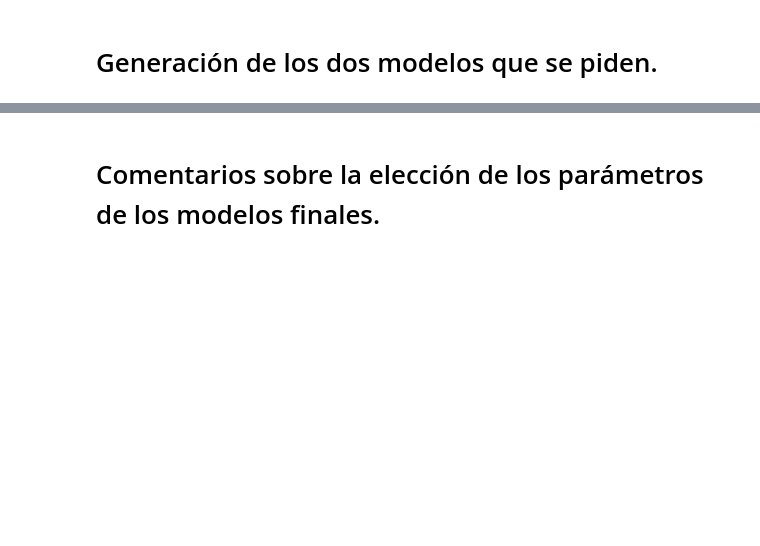
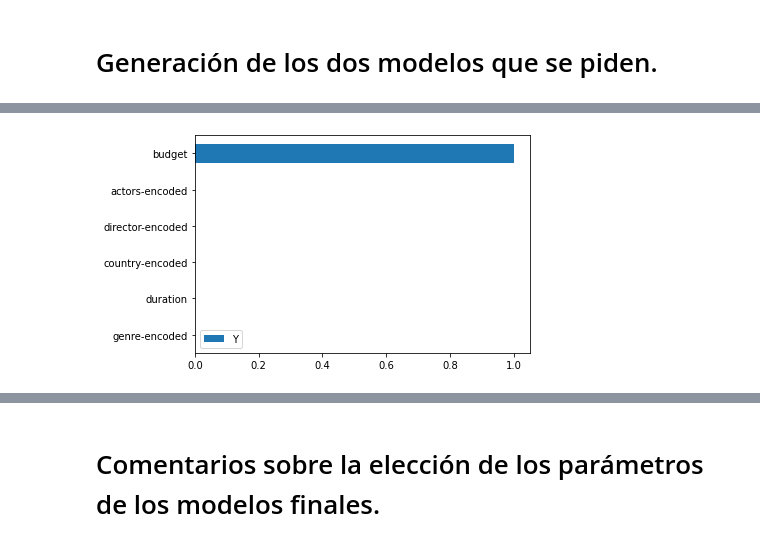
Before and after one commit to JALVARADORUIZ/DataAnalytic-PJUD, a Jupyter notebook: M6_AI1_AlvaradoRuizJoseArmando.ipynb, the cells around one changed output, grey strips where cells are left out. Saved outputs shown, nothing was run; the diff lists cells and outputs as text; code cells hidden in the pictures; blank space fills up the shorter version.

```diff
--- a/M6_AI1_AlvaradoRuizJoseArmando.ipynb
+++ b/M6_AI1_AlvaradoRuizJoseArmando.ipynb
@@ -225,0 +230,4 @@ df_recaudacion.head(5)
+# %%
+# Separamos el dataframe en variables predictoras (X) y variable respuesta (y)
+X = df_recaudacion.iloc[:,0:-1]
+y = df_recaudacion.iloc[:,-1]
@@ -225,0 +298,8 @@ df_recaudacion.head(5)
+# %%
+### Cálculo de la Importancia de las Variables
+df_imp = pd.DataFrame(tree_model.feature_importances_.reshape(1,-1), columns=X.columns, index=["Y"])
+df_imp.T.plot.barh()
+plt.legend()
+plt.show();
+# %% [output]
+[figure, added]
```
Also changed, not shown: parts of 9 cells of this notebook.
